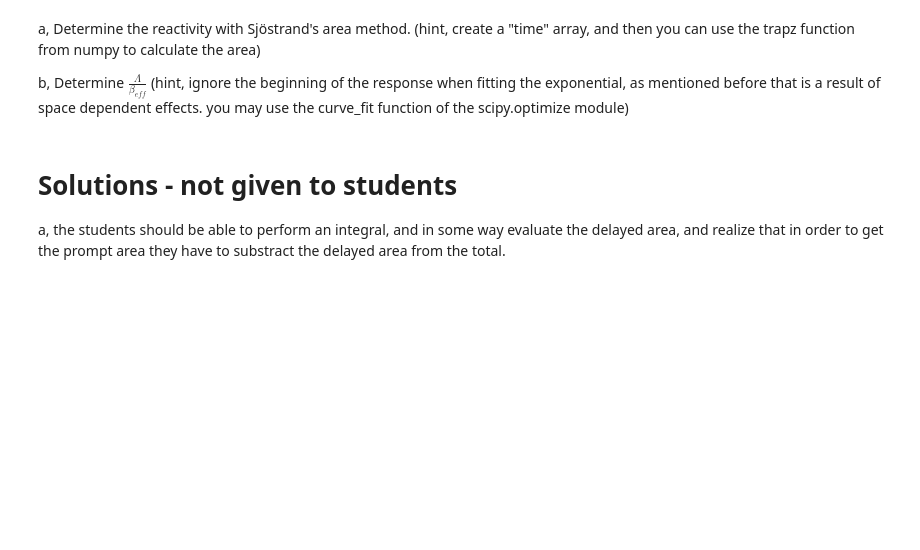
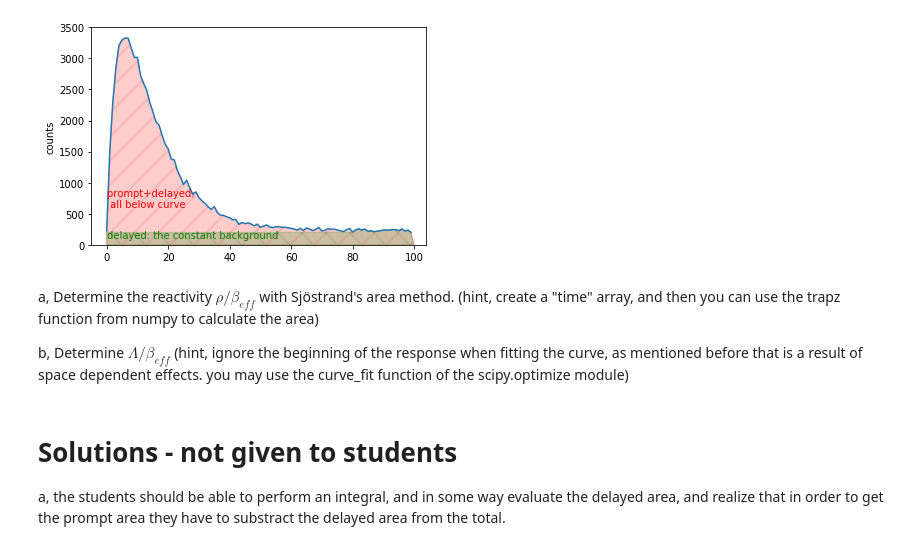
Before and after one commit to ezsolti/EnergyPhysics, a Jupyter notebook: Areamethod.ipynb, the cells around one changed output. Drawn from its saved outputs; the diff is of its cells as text; code cells hidden in the pictures; blank space fills up the shorter version.

Commit message:
better plot

```diff
--- a/Areamethod.ipynb
+++ b/Areamethod.ipynb
@@ -31,7 +43,32 @@ plt.show()
+# %%
+promptPolycorners=[[x,y] for x,y in enumerate(counts)] #all function x,y pairs will be a corner for polygon
+#pythonic way of
+#polycorners = []
+#for x,y in enumerate(counts):
+#    polycorners.append([x,y])
+promptPolycorners.append([len(counts),0])
+promptPolycorners.append([0,0])
+
+delayedPolycorners=promptPolycorners[-22:] #22 instead of 20, because the two appended corners are also there!
+delayedPolycorners.append([0,counts[-1]])
+
+plt.figure()
+plt.plot(counts)
+polygonP = plt.Polygon(promptPolycorners, True,color='red',alpha=0.2,hatch='/')
+polygonD = plt.Polygon(delayedPolycorners, True,color='green',alpha=0.2,hatch='\\')
+plt.gca().add_line(polygonP)
+plt.text(0,600,'prompt+delayed: \n all below curve',color='r')
+plt.gca().add_line(polygonD)
+plt.text(0,100,'delayed: the constant background',color='green')
+plt.ylabel('counts')
+plt.ylim(0,3500)
+plt.show()
+# %% [output]
+[figure, added]
 # %% [markdown]
-a, Determine the reactivity with Sjöstrand's area method. (hint, create a "time" array, and then you can use the trapz function from numpy to calculate the area)
+a, Determine the reactivity $\rho/\beta_{eff}$ with Sjöstrand's area method. (hint, create a "time" array, and then you can use the trapz function from numpy to calculate the area)
 
-b, Determine $\frac{\Lambda}{\beta_{eff}}$ (hint, ignore the beginning of the response when fitting the exponential, as mentioned before that is a result of space dependent effects. you may use the curve_fit function of the scipy.optimize module)
+b, Determine $\Lambda/\beta_{eff}$ (hint, ignore the beginning of the response when fitting the curve, as mentioned before that is a result of space dependent effects. you may use the curve_fit function of the scipy.optimize module)
 # %% [markdown]
 # Solutions - not given to students
 
```
Also changed, not shown: parts of 3 cells of this notebook.
